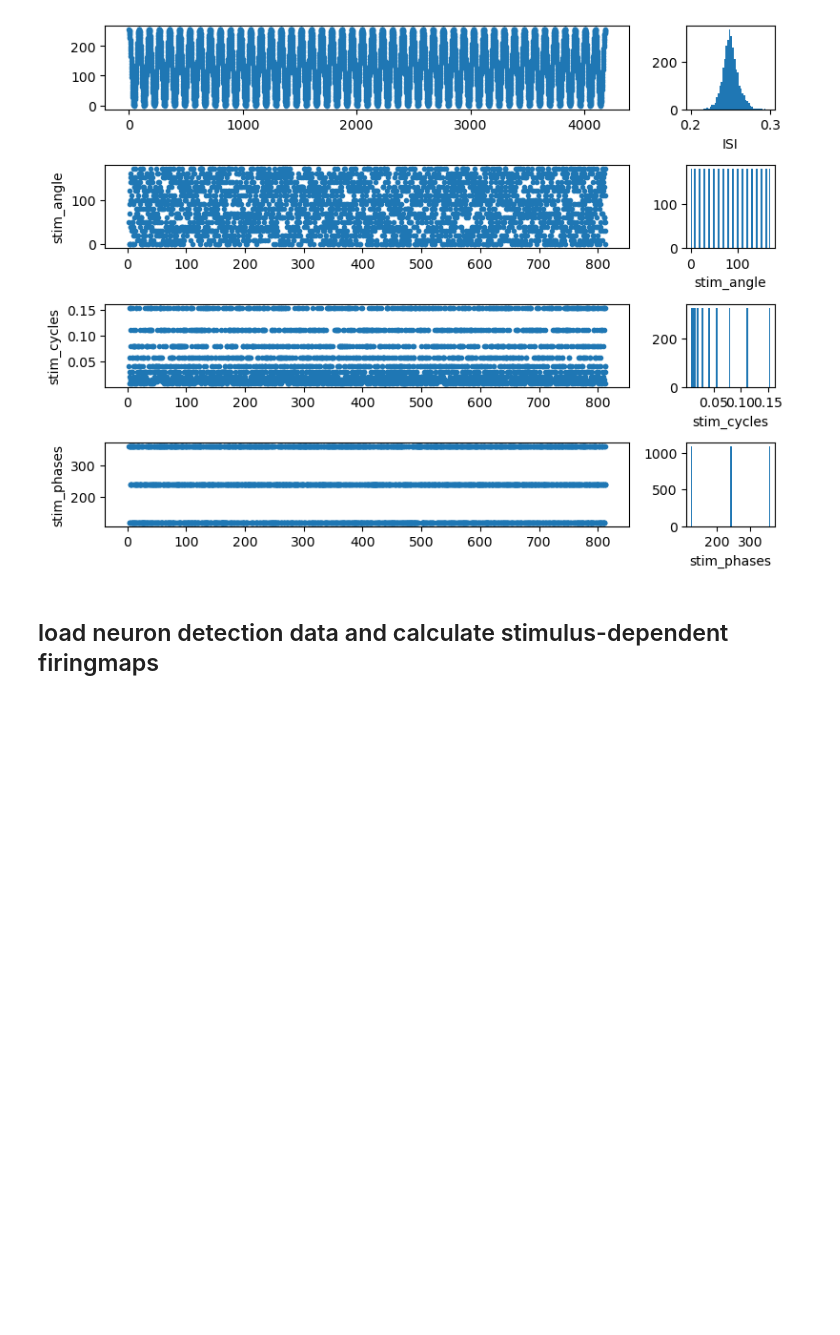
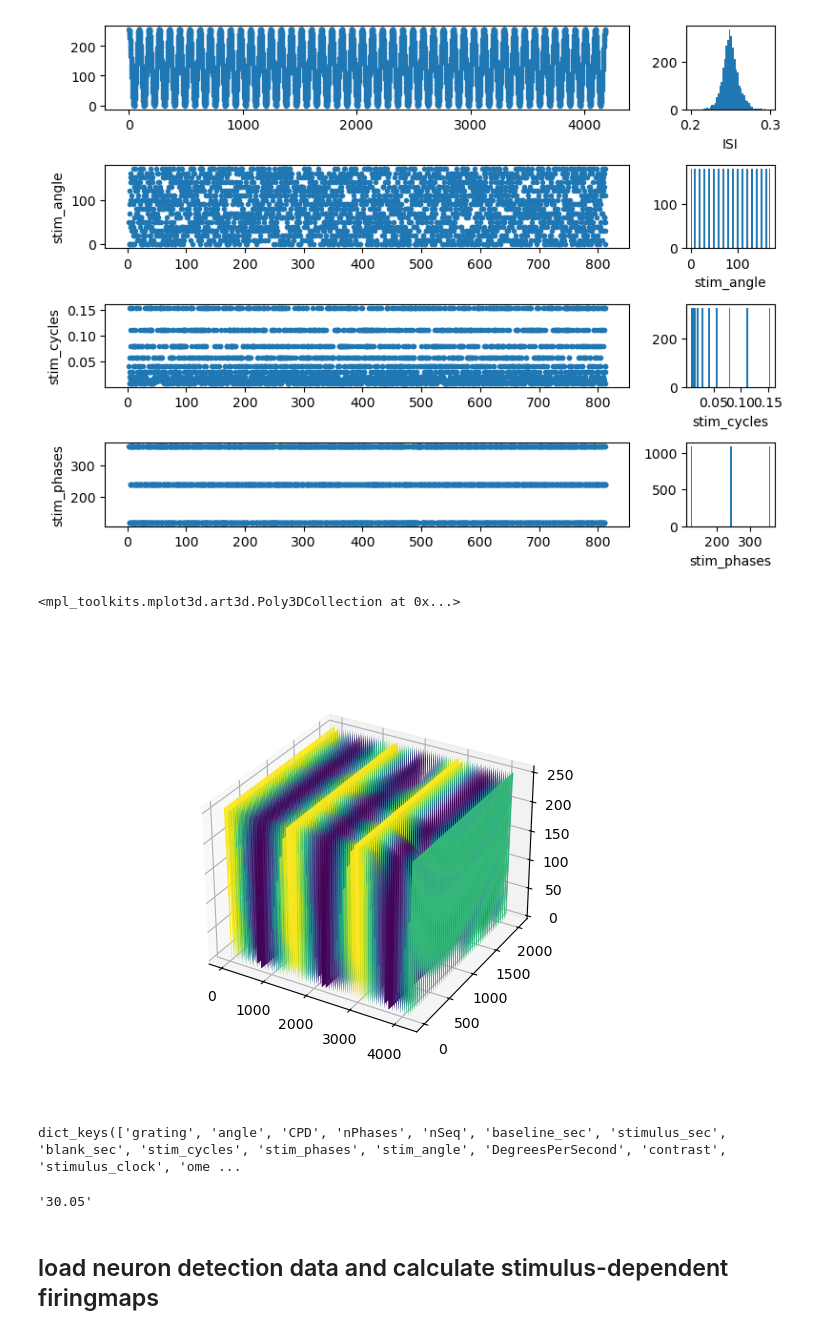
Before and after one commit to woxxel/orientation_detection, a Jupyter notebook: test.ipynb, the cells around one changed output. Saved outputs shown, nothing was run; the diff lists cells and outputs as text; code cells hidden in the pictures; blank space fills up the shorter version.

```diff
--- a/test.ipynb
+++ b/test.ipynb
@@ -97,6 +98,24 @@ from placefield_dynamics.orientation_detection.utils import plot_stimulus
 plot_stimulus(stimulus_data)
 # %% [output]
 [figure]
+# %%
+
+%matplotlib widget
+fig = plt.figure()
+ax = fig.add_subplot(111,projection='3d')
+X,Y = np.meshgrid(np.arange(stimulus_data["grating"].shape[1]),
+                   np.arange(stimulus_data["grating"].shape[0]))
+# ax.plot_trisurf(X.flatten(), Y.flatten(), stimulus_data["grating"].flatten(), cmap='viridis')
+ax.plot_surface(X, Y, stimulus_data["grating"], cmap='viridis',antialiased=True)
+# %% [output]
+<mpl_toolkits.mplot3d.art3d.Poly3DCollection at 0x...>
+[figure, added]
+# %%
+print(stimulus_data.keys())
+stimulus_data["FR"]
+# %% [output]
+dict_keys(['grating', 'angle', 'CPD', 'nPhases', 'nSeq', 'baseline_sec', 'stimulus_sec', 'blank_sec', 'stim_cycles', 'stim_phases', 'stim_angle', 'DegreesPerSecond', 'contrast', 'stimulus_clock', 'ome ...
+'30.05'
 # %% [markdown]
 ## load neuron detection data and calculate stimulus-dependent firingmaps
 # %%
```
Also changed, not shown: parts of 1 cell of this notebook, 5 other files.
